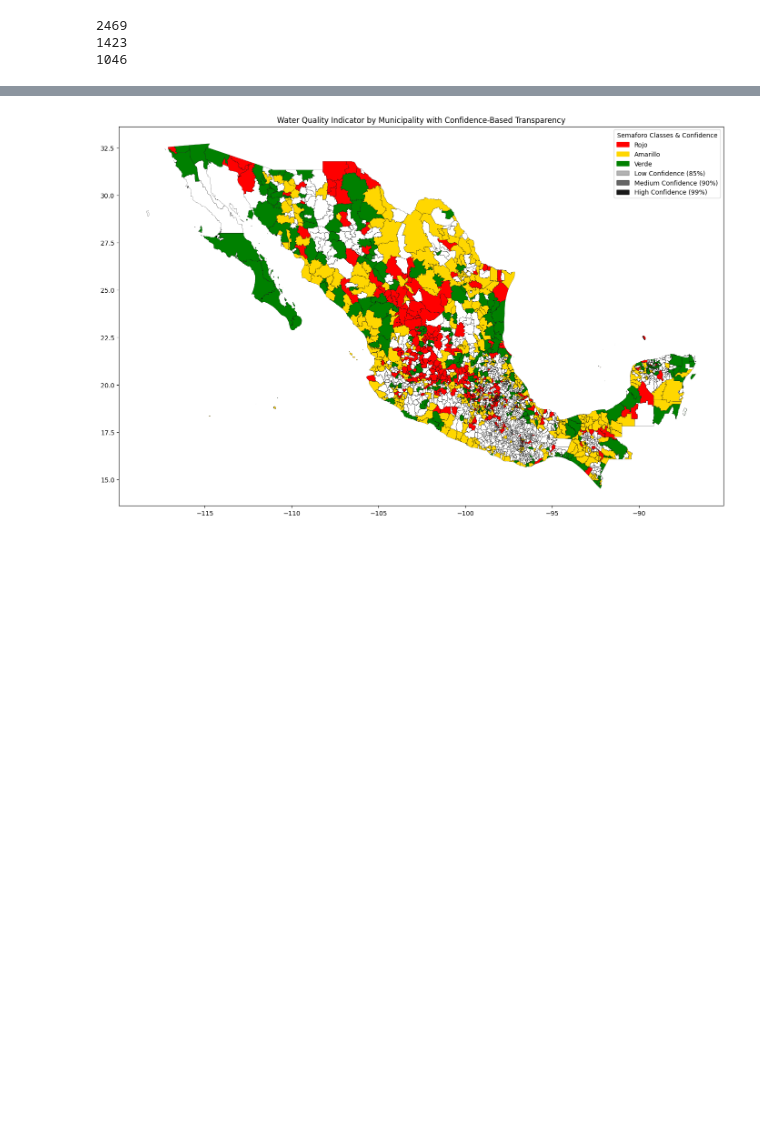
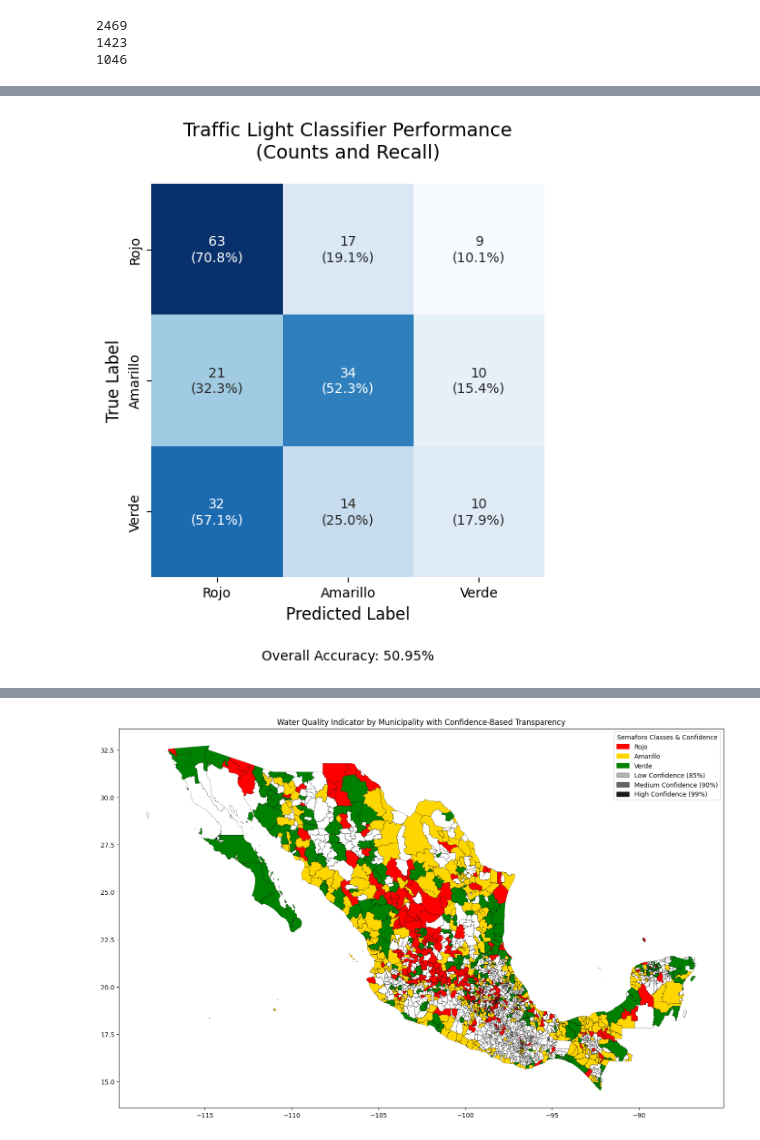
Before and after one commit to raqcoss/ML-water, a Jupyter notebook: parte_raquel.ipynb, the cells around one changed output, grey strips where cells are left out. Saved outputs shown, nothing was run; the diff lists cells and outputs as text; code cells hidden in the pictures; blank space fills up the shorter version.

```diff
--- a/parte_raquel.ipynb
+++ b/parte_raquel.ipynb
@@ -423,0 +494,36 @@ df_modified[df_modified['confidence']!=1]
+# %%
+def enhanced_confusion_matrix(conf_matrix, class_names, model_name='Model'):
+    """Enhanced version with additional metrics"""
+    fig, ax = plt.subplots(figsize=(8, 6))
+
+    # Calculate percentages
+    conf_matrix_perc = conf_matrix.astype('float') / conf_matrix.sum(axis=1)[:, np.newaxis] * 100
+
+    # Create annotation labels with both counts and percentages
+    annot_labels = np.array([
+        [f"{count}\n({perc:.1f}%)" for count, perc in zip(row, row_perc)]
+        for row, row_perc in zip(conf_matrix, conf_matrix_perc)
+    ])
+
+    sns.heatmap(conf_matrix_perc, annot=annot_labels, fmt='',
+                xticklabels=class_names, yticklabels=class_names,
+                cmap='Blues', cbar=False, square=True, ax=ax)
+
+    ax.set_xlabel('Predicted Label', fontsize=12)
+    ax.set_ylabel('True Label', fontsize=12)
+    ax.set_title(f'{model_name} Performance\n(Counts and Recall)', fontsize=14, pad=20)
+
+    # Add accuracy metrics
+    accuracy = np.trace(conf_matrix) / np.sum(conf_matrix)
+    plt.text(0.5, -0.2, f"Overall Accuracy: {accuracy:.2%}",
+             ha='center', va='center', transform=ax.transAxes)
+
+    plt.tight_layout()
+    plt.show()
+
+results = evaluate_predictions(df_predicted, test_values)
+enhanced_confusion_matrix(results['confusion_matrix'],
+                         class_names=['Rojo','Amarillo', 'Verde'],
+                         model_name='Traffic Light Classifier')
+# %% [output]
+[figure, added]
```
Also changed, not shown: parts of 21 cells of this notebook.
